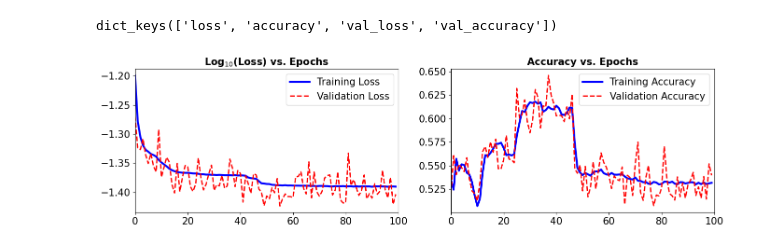
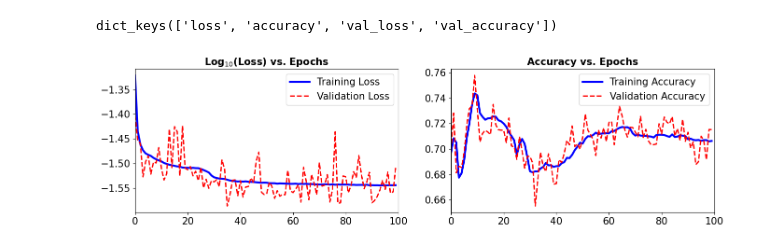
Before and after one commit to rpalfini/visibility_NN, a Jupyter notebook: ML_code/model_analysis.ipynb, the cells around one changed output. Drawn from its saved outputs; the diff is of its cells as text; code cells hidden in the pictures.

Commit message:
updating model predict results

```diff
--- a/ML_code/model_analysis.ipynb
+++ b/ML_code/model_analysis.ipynb
@@ -62,6 +62,6 @@ def plot_hist(results, x_start = 0, x_end = len(results['accuracy']), logscale =
     ax.set_xlim(x_start, x_end)
     plt.legend()
 # %%
-plot_hist(data)
+plot_hist(results)
 # %% [output]
-[figure, old version]
+[figure, new version]
```
Also changed, not shown: parts of 4 cells of this notebook.
